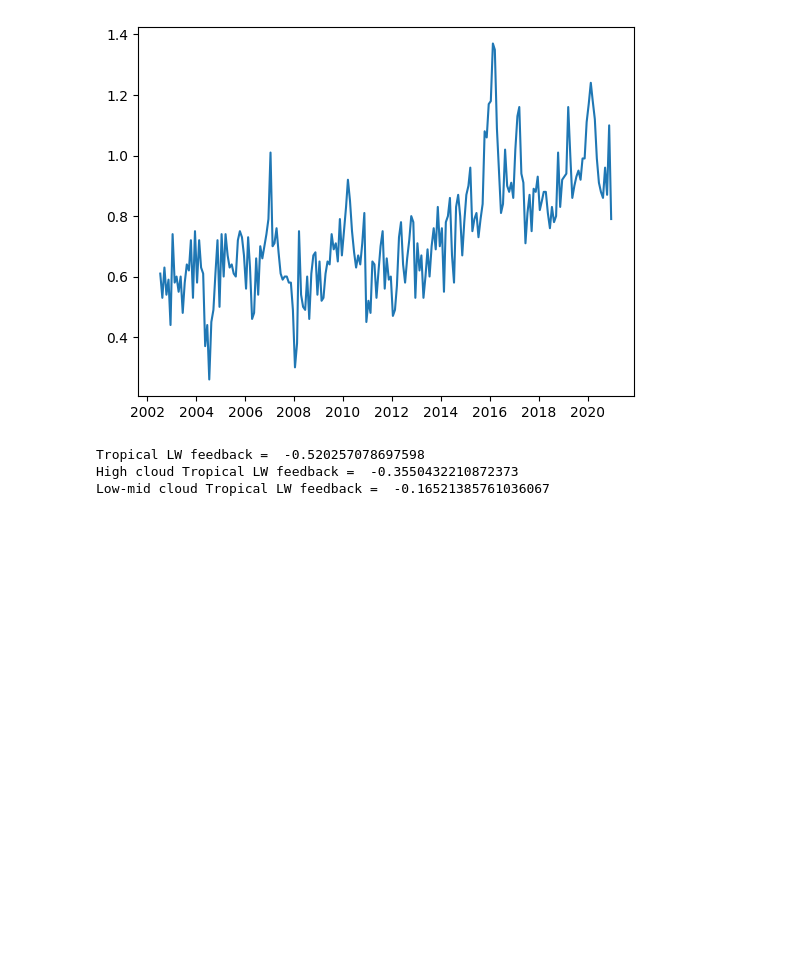
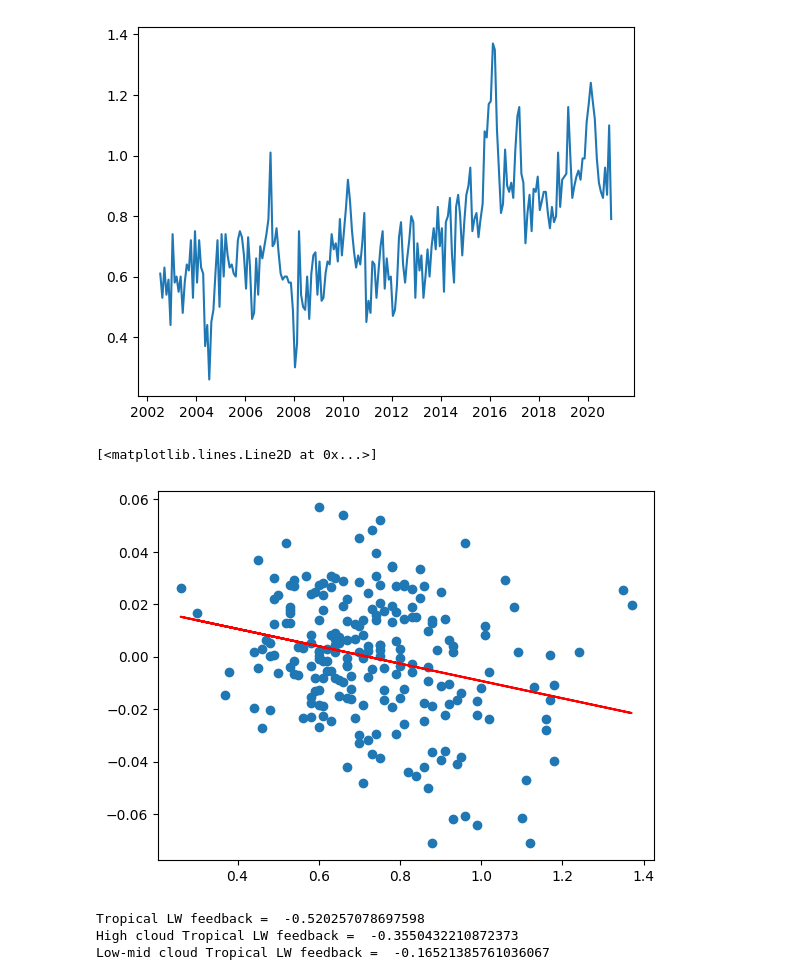
Before and after one commit to paula-rj/HighClouds, a Jupyter notebook: feedbacks.ipynb, the cells around one changed output. Cells and saved outputs as stored; diff of their text form; code cells hidden in the pictures; blank space fills up the shorter version.

```diff
--- a/feedbacks.ipynb
+++ b/feedbacks.ipynb
@@ -146,6 +171,14 @@ plt.plot(alllw.cldarea_cldtyp_mon.sel(lat=trop, time=ragutime).time, gmst_anom_r
 # %% [output]
 [<matplotlib.lines.Line2D at 0x...>]
 [figure]
+# %%
+bint = lwR_trop_mean.sel(press=1, opt=1)
+lw_regress = stats.linregress(gmst_anom_raghu, bint)
+plt.scatter(gmst_anom_raghu, lwR_trop_mean.sel(press=1, opt=1))
+plt.plot(gmst_anom_raghu, lw_regress.slope*gmst_anom_raghu + lw_regress.intercept, "-r")
+# %% [output]
+[<matplotlib.lines.Line2D at 0x...>]
+[figure, added]
 # %%
 #6
 lw_feed_slope =  np.zeros([7,6])
```
Also changed, not shown: parts of 21 cells of this notebook.
